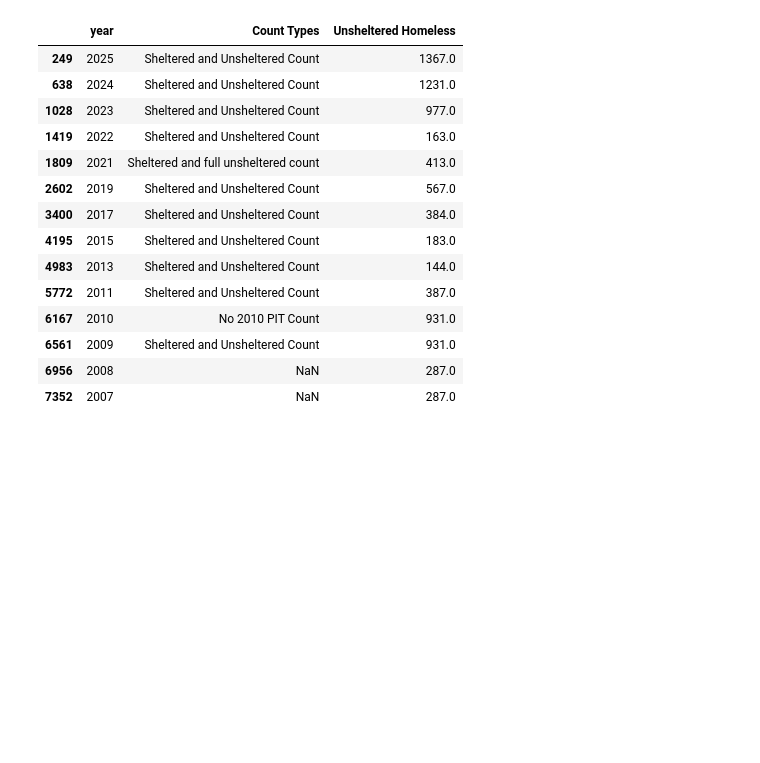
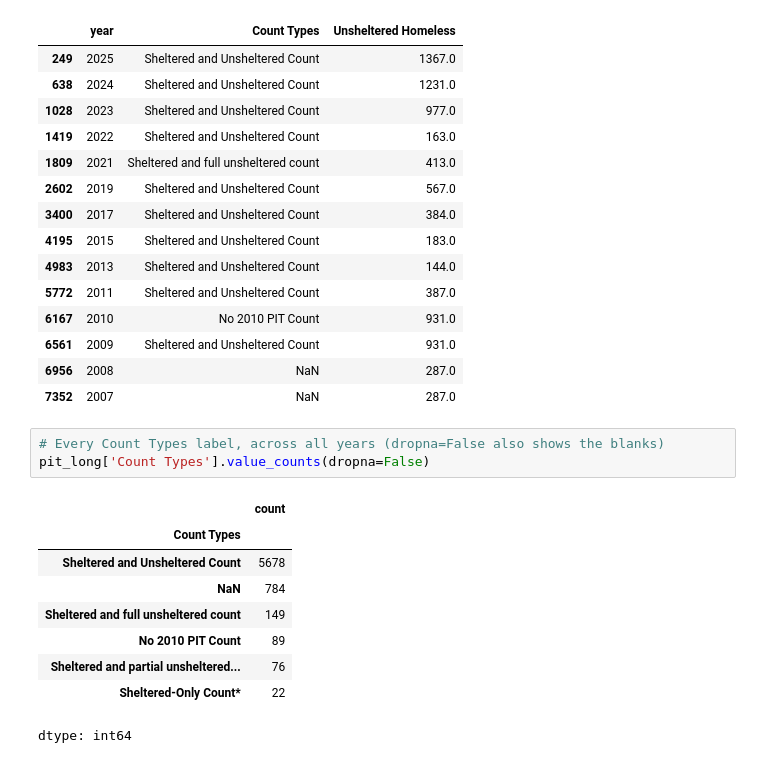
Before and after one commit to hmsealy/Capstone-Data-science-Class-, a Jupyter notebook: homeless.ipynb, the cells around one changed output. Cells and saved outputs as stored; diff of their text form; blank space fills up the shorter version.

```diff
--- a/homeless.ipynb
+++ b/homeless.ipynb
@@ -249,3 +249,16 @@ pit_long[pit_long['CoC Number'] == 'NM-500'][['year', 'Count Types', 'Unsheltere
 | 6561 | 2009 | Sheltered and Unsheltered Count | 931.0 |
 | 6956 | 2008 | NaN | 287.0 |
 | 7352 | 2007 | NaN | 287.0 |
+# %%
+# Every Count Types label, across all years (dropna=False also shows the blanks)
+pit_long['Count Types'].value_counts(dropna=False)
+# %% [output]
+|  | count |
+| Count Types |  |
+| Sheltered and Unsheltered Count | 5678 |
+| NaN | 784 |
+| Sheltered and full unsheltered count | 149 |
+| No 2010 PIT Count | 89 |
+| Sheltered and partial unsheltered... | 76 |
+| Sheltered-Only Count* | 22 |
+dtype: int64
```
Also changed, not shown: parts of 2 cells of this notebook.
